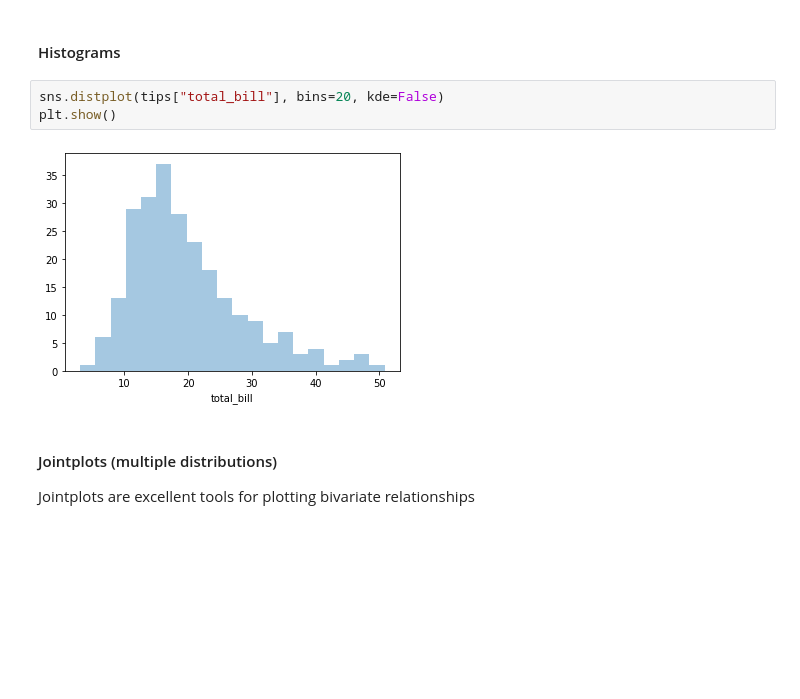
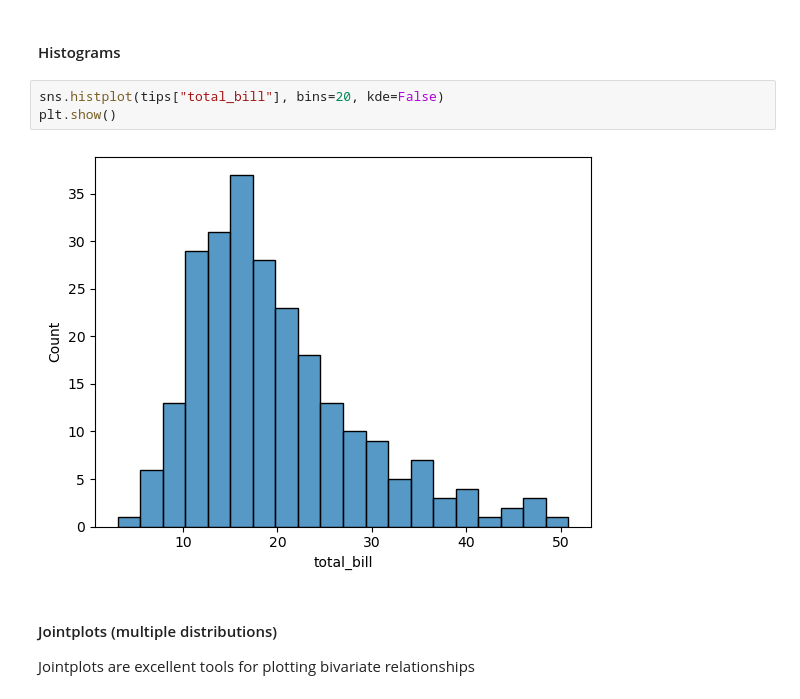
Before and after one commit to IS3UniCologne/AA_2023, a Jupyter notebook: Workshop_04/AA_WS_04_Visualization.ipynb, the cells around one changed output. Drawn from its saved outputs; the diff is of its cells as text; blank space fills up the shorter version.

```diff
--- a/Workshop_04/AA_WS_04_Visualization.ipynb
+++ b/Workshop_04/AA_WS_04_Visualization.ipynb
@@ -547,10 +540,10 @@ plt.show()
 # %% [markdown]
 #### Histograms
 # %%
-sns.distplot(tips["total_bill"], bins=20, kde=False)
+sns.histplot(tips["total_bill"], bins=20, kde=False)
 plt.show()
 # %% [output]
-[figure, old version]
+[figure, new version]
 # %% [markdown]
 #### Jointplots (multiple distributions)
 
```
Also changed, not shown: parts of 15 cells of this notebook, 2 other files.
